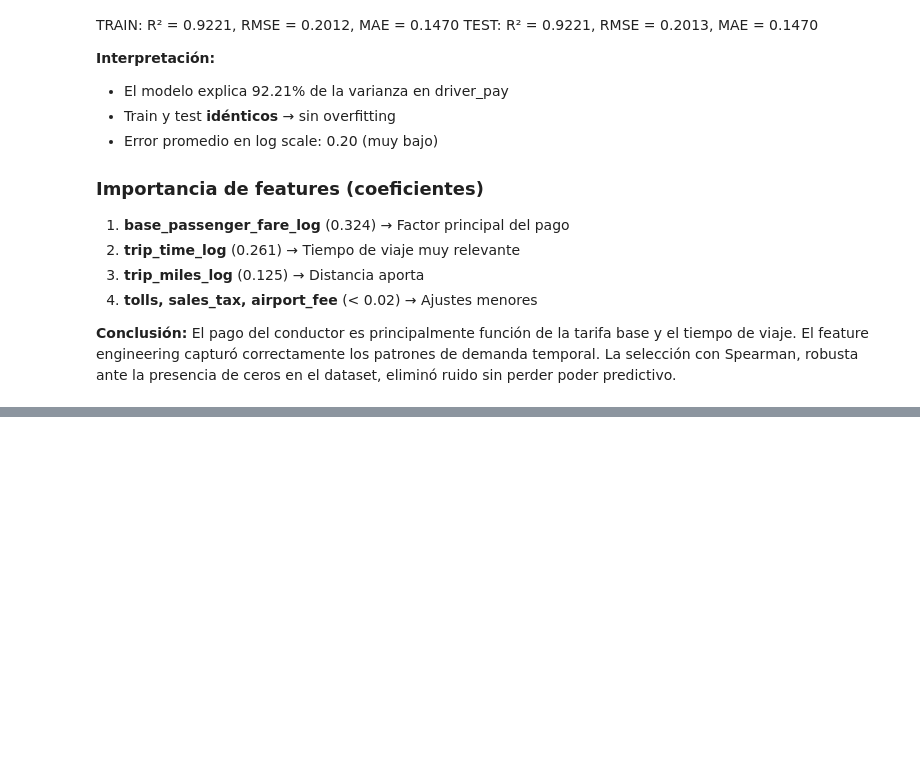
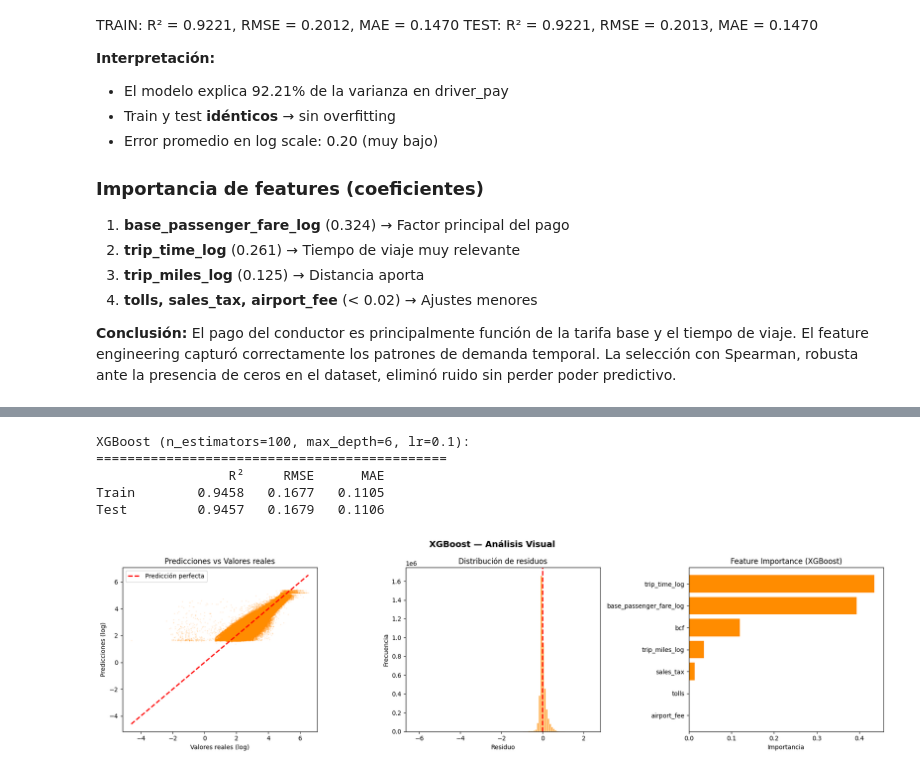
Before and after one commit to bamazonai/G8-TP-AnD, a Jupyter notebook: proyecto_hvfhs.ipynb, the cells around one changed output, grey strips where cells are left out. Cells and saved outputs as stored; diff of their text form; code cells hidden in the pictures; blank space fills up the shorter version.

```diff
--- a/proyecto_hvfhs.ipynb
+++ b/proyecto_hvfhs.ipynb
@@ -1043,0 +1455,73 @@ eliminó ruido sin perder poder predictivo.
+# %%
+from xgboost import XGBRegressor
+
+# ── 1. Entrenar XGBoost
+xgb_model = XGBRegressor(
+    n_estimators=100,
+    max_depth=6,
+    learning_rate=0.1,
+    random_state=42
+)
+xgb_model.fit(X_train_final, Y_train)
+
+Y_train_pred_xgb = xgb_model.predict(X_train_final)
+Y_test_pred_xgb  = xgb_model.predict(X_test_final)
+
+# ── 2. Métricas
+r2_train_xgb   = r2_score(Y_train, Y_train_pred_xgb)
+r2_test_xgb    = r2_score(Y_test_final, Y_test_pred_xgb)
+rmse_train_xgb = np.sqrt(mean_squared_error(Y_train, Y_train_pred_xgb))
+rmse_test_xgb  = np.sqrt(mean_squared_error(Y_test_final, Y_test_pred_xgb))
+mae_train_xgb  = mean_absolute_error(Y_train, Y_train_pred_xgb)
+mae_test_xgb   = mean_absolute_error(Y_test_final, Y_test_pred_xgb)
+
+print("XGBoost (n_estimators=100, max_depth=6, lr=0.1):")
+print("=" * 45)
+print(f"{'':10} {'R²':>8} {'RMSE':>8} {'MAE':>8}")
+print(f"{'Train':10} {r2_train_xgb:>8.4f} {rmse_train_xgb:>8.4f} {mae_train_xgb:>8.4f}")
+print(f"{'Test':10} {r2_test_xgb:>8.4f} {rmse_test_xgb:>8.4f} {mae_test_xgb:>8.4f}")
+
+# ── 3. Gráficos
+fig, axes = plt.subplots(1, 3, figsize=(18, 5))
+fig.suptitle('XGBoost — Análisis Visual',
+             fontsize=14, fontweight='bold')
+
+# Gráfico 1 — Predicciones vs Valores reales
+axes[0].scatter(Y_test_final, Y_test_pred_xgb,
+                alpha=0.1, color='darkorange', s=1)
+axes[0].plot([Y_test_final.min(), Y_test_final.max()],
+             [Y_test_final.min(), Y_test_final.max()],
+             'r--', linewidth=2, label='Predicción perfecta')
+axes[0].set_xlabel('Valores reales (log)')
+axes[0].set_ylabel('Predicciones (log)')
+axes[0].set_title('Predicciones vs Valores reales')
+axes[0].legend()
+
+# Gráfico 2 — Distribución de residuos
+residuos_xgb = Y_test_final - Y_test_pred_xgb
+axes[1].hist(residuos_xgb, bins=100, color='darkorange',
+             edgecolor='white', alpha=0.8)
+axes[1].axvline(x=0, color='red', linestyle='--', linewidth=2)
+axes[1].set_xlabel('Residuo')
+axes[1].set_ylabel('Frecuencia')
+axes[1].set_title('Distribución de residuos')
+
+# Gráfico 3 — Feature Importance
+importance_df = pd.DataFrame({
+    'Feature': features_seleccionadas,
+    'Importance': xgb_model.feature_importances_
+}).sort_values('Importance', ascending=True)
+
+axes[2].barh(importance_df['Feature'], importance_df['Importance'], color='darkorange')
+axes[2].set_xlabel('Importancia')
+axes[2].set_title('Feature Importance (XGBoost)')
+
+plt.tight_layout()
+plt.show()
+# %% [output]
+XGBoost (n_estimators=100, max_depth=6, lr=0.1):
+=============================================
+                 R²     RMSE      MAE
+Train        0.9458   0.1677   0.1105
+Test         0.9457   0.1679   0.1106
+[figure, added]
```
Also changed, not shown: parts of 32 cells of this notebook, 2 other files.
